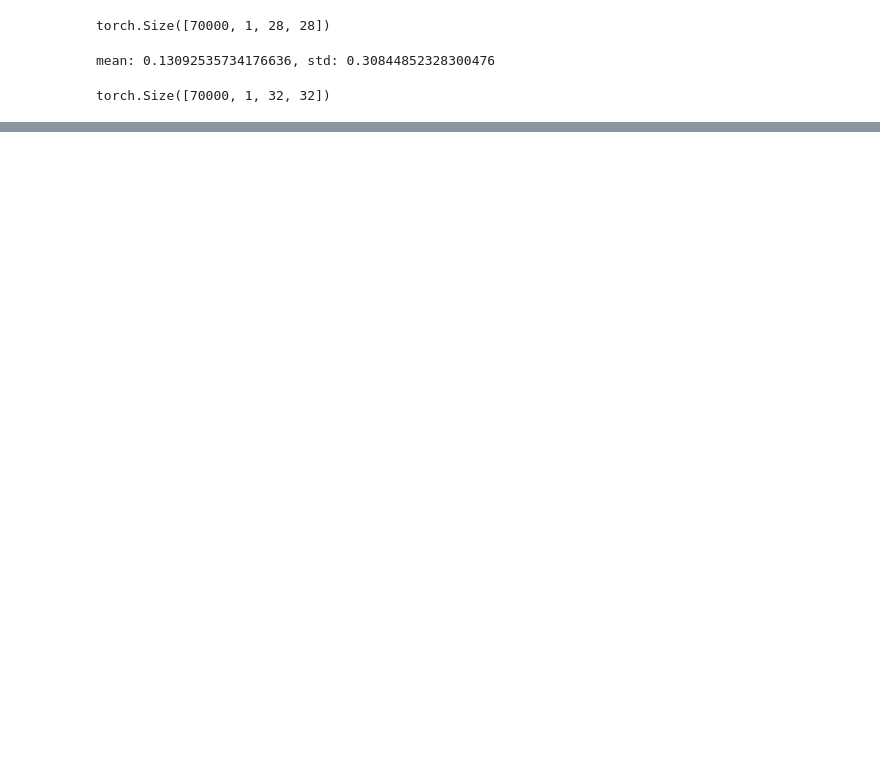
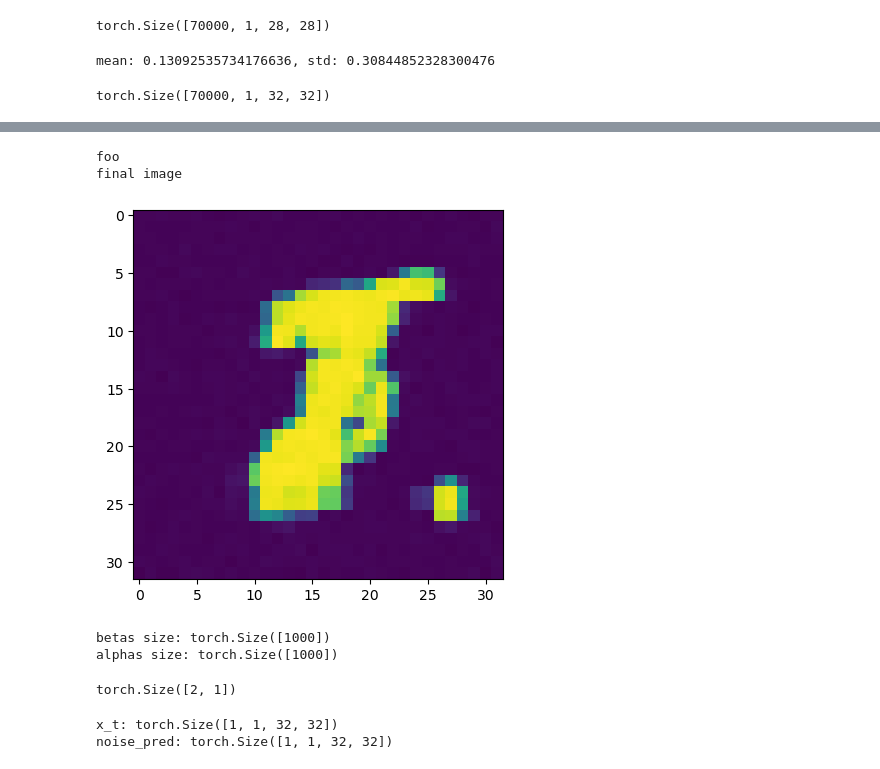
Before and after one commit to clu0/diffusion_models, a Jupyter notebook: naive/run_mnist.ipynb, the cells around one changed output, grey strips where cells are left out. Saved outputs shown, nothing was run; the diff lists cells and outputs as text; code cells hidden in the pictures; blank space fills up the shorter version.

```diff
--- a/naive/run_mnist.ipynb
+++ b/naive/run_mnist.ipynb
@@ -51,0 +62,2 @@ torch.Size([70000, 1, 32, 32])
+# %%
+device = torch.device("cuda" if torch.cuda.is_available() else "cpu")
@@ -52,2 +97,26 @@ torch.Size([70000, 1, 32, 32])
+# %%
+import torch.nn as nn
+
+
+def sample_next_step(
+    x_t: torch.Tensor,
+    t: torch.Tensor,
+    model: nn.Module,
+) -> torch.Tensor:
+    """
+    sample x_{t-1} given x_t and x_0
+    """
+    assert 2 <= t and t < T, f"time index {t} must be in range [2, {T}]"
+    beta_t = betas[t - 1]
+    alpha_t = alphas[t - 1]
+    alpha_t_1 = alphas[t - 2]
+
+    # conditional mean and variance
+    mu_t = (x_t - (beta_t / torch.sqrt(1 - alpha_t)) * model(x_t, t)) / torch.sqrt(
+        1 - beta_t
+    )
+    sigma_t = torch.sqrt((1 - alpha_t_1) / (1 - alpha_t) * beta_t)
+
+    return mu_t + sigma_t * torch.randn_like(mu_t)
 # %%
 import matplotlib.pyplot as plt
@@ -190,0 +123,20 @@ RuntimeError: Expected all tensors to be on the same device, but found at least
+# %%
+print("foo")
+# generation for unconditional diffusion
+x_curr = torch.randn(1, in_c, in_h, in_w).to(device=device)
+
+for t in range(T - 1, 1, -1):
+    t = torch.tensor([[t]], dtype=torch.int, device=device)
+    x_curr = sample_next_step(x_curr, t, model)
+    #if (t - 2) % 200 == 0:
+    #    print(f"image at t: {t}")
+    #    plt.imshow(x_curr[0].permute(1, 2, 0).cpu().detach().numpy())
+    #    plt.show()
+
+print("final image")
+plt.imshow(x_curr[0].permute(1, 2, 0).cpu().detach().numpy())
+plt.show()
+# %% [output]
+foo
+final image
+[figure, added]
@@ -190,0 +154,6 @@ RuntimeError: Expected all tensors to be on the same device, but found at least
+# %%
+print(f"betas size: {betas.size()}")
+print(f"alphas size: {alphas.size()}")
+# %% [output]
+betas size: torch.Size([1000])
+alphas size: torch.Size([1000])
@@ -190,0 +162,25 @@ RuntimeError: Expected all tensors to be on the same device, but found at least
+# %%
+betas[t].size()
+# %% [output]
+torch.Size([2, 1])
+# %%
+x_t = torch.randn(1, in_c, in_h, in_w).to(device=device)
+print(f"x_t: {x_t.size()}")
+t = torch.tensor([[999]], dtype=torch.int).cuda()
+
+beta_t = betas[t - 1]
+alpha_t = alphas[t - 1]
+alpha_t_1 = alphas[t - 2]
+
+noise_pred = model(x_t, t)
+print(f"noise_pred: {noise_pred.size()}")
+# conditional mean and variance
+mu_t = (x_t - (beta_t / torch.sqrt(1 - alpha_t)) * model(x_t, t)) / torch.sqrt(
+    1 - beta_t
+)
+sigma_t = torch.sqrt((1 - alpha_t_1) / (1 - alpha_t) * beta_t)
+
+x_prev = mu_t + sigma_t * torch.randn_like(mu_t)
+# %% [output]
+x_t: torch.Size([1, 1, 32, 32])
+noise_pred: torch.Size([1, 1, 32, 32])
```
Also changed, not shown: parts of 18 cells of this notebook, 3 other files.
